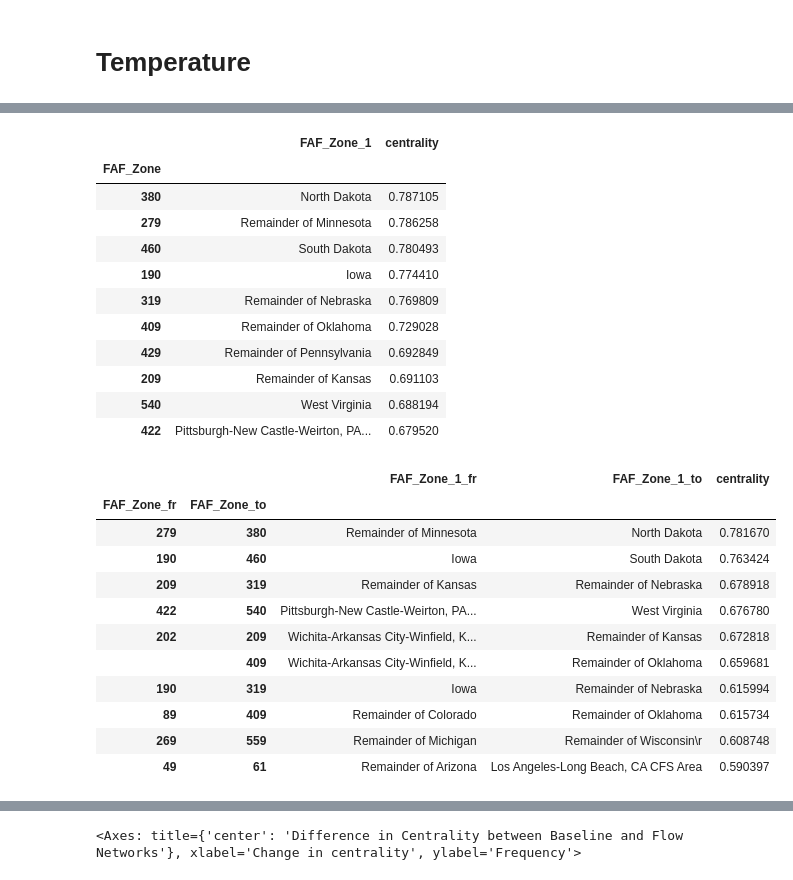
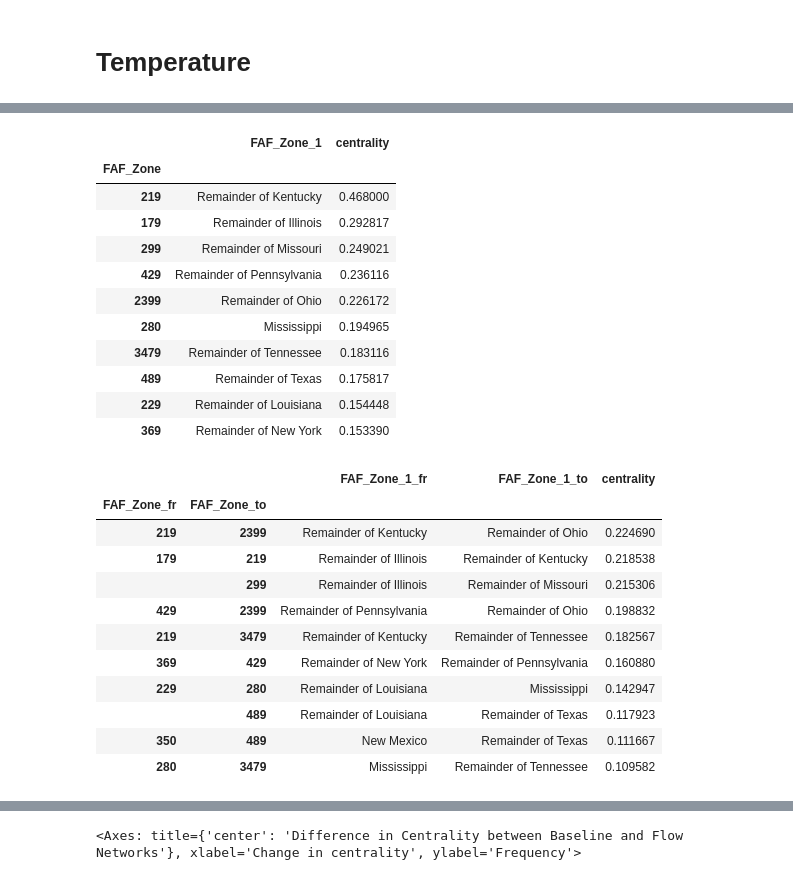
Before and after one commit to UMD-CTSM/network_flow_assignment, a Jupyter notebook: src/faf_sim.ipynb, the cells around one changed output, grey strips where cells are left out. Saved outputs shown, nothing was run; the diff lists cells and outputs as text; code cells hidden in the pictures.

```diff
--- a/src/faf_sim.ipynb
+++ b/src/faf_sim.ipynb
@@ -250,11 +251,17 @@ flow_faf_geonet.show_values()
 # Temperature
 # %%
 fzn = FafZoneNetwork(naRailNodesDf, naRailLinesDf, fafZonesDf).setInputDfColType()
-tas_diff_df = load_tas_diff(BASE_DIR / "inputs/spear_tas_diff.nc")
-fzn.fafZoneNodesDf['tas'] = join_tas_diff(fzn.fafZoneNodesDf.drop(columns=['index_right']), tas_diff_df)
+
+# tas_diff_df = load_tas_diff(BASE_DIR / "inputs/spear_tas_diff.nc")
+
+tas_hist_df = load_tas_diff(BASE_DIR / "inputs/spear_tas_hist.nc")
+tas_proj_df = load_tas_diff(BASE_DIR / "inputs/spear_tas_proj.nc")
+
+fzn.fafZoneNodesDf['hist_tas'] = join_tas_diff(fzn.fafZoneNodesDf.drop(columns=['index_right']), tas_hist_df)
+fzn.fafZoneNodesDf['proj_tas'] = join_tas_diff(fzn.fafZoneNodesDf.drop(columns=['index_right']), tas_proj_df)
 fzn._fafZoneLinksDf = None
-fzn.fafZoneLinksDf['tas'] = join_tas_diff(fzn.fafZoneLinksDf, tas_diff_df)
-
+fzn.fafZoneLinksDf['hist_tas'] = join_tas_diff(fzn.fafZoneLinksDf, tas_hist_df)
+fzn.fafZoneLinksDf['proj_tas'] = join_tas_diff(fzn.fafZoneLinksDf, tas_proj_df)
 fa = FlowAssignment(fzn.createNetwork())
 
 railnet_flows = fa(faf_flows, SUM_COLUMN=COLUMN) # For comparison, if Monte Carlo mode
@@ -319,42 +303,42 @@ faf_geonet.show_values()
 # %%
 temp_faf_geonet = GeoDataNetwork(
   fzn.fafZoneNodesDf.copy(),
   fzn.fafZoneLinksDf.copy(),
   'FAF_Zone_1',
-  lambda df : -df['tas'],
+  lambda df : df['proj_tas']-df['hist_tas'],
   lambda df : df.reset_index().set_index(['FAF_Zone_fr', 'FAF_Zone_to'], drop=False)[['FAF_Zone_fr', 'FAF_Zone_to']],
   VALUE='centrality'
 )
 
 temp_faf_geonet.calculate_centrality(weighted=True)
 faf_railnet = temp_faf_geonet.createNetwork(NAME='FAF')
 temp_faf_geonet.create_normalizers(stats.uniform, stats.uniform)
 display(temp_faf_geonet.show_map())
 temp_faf_geonet.show_values()
 # %% [output]
 [interactive output not drawn]
 |  | FAF_Zone_1 | centrality |
 | FAF_Zone |  |  |
-| 380 | North Dakota | 0.787105 |
-| 279 | Remainder of Minnesota | 0.786258 |
-| 460 | South Dakota | 0.780493 |
-| 190 | Iowa | 0.774410 |
-| 319 | Remainder of Nebraska | 0.769809 |
-| 409 | Remainder of Oklahoma | 0.729028 |
-| 429 | Remainder of Pennsylvania | 0.692849 |
-| 209 | Remainder of Kansas | 0.691103 |
-| 540 | West Virginia | 0.688194 |
-| 422 | Pittsburgh-New Castle-Weirton, PA... | 0.679520 |
+| 219 | Remainder of Kentucky | 0.468000 |
+| 179 | Remainder of Illinois | 0.292817 |
+| 299 | Remainder of Missouri | 0.249021 |
+| 429 | Remainder of Pennsylvania | 0.236116 |
+| 2399 | Remainder of Ohio | 0.226172 |
+| 280 | Mississippi | 0.194965 |
+| 3479 | Remainder of Tennessee | 0.183116 |
+| 489 | Remainder of Texas | 0.175817 |
+| 229 | Remainder of Louisiana | 0.154448 |
+| 369 | Remainder of New York | 0.153390 |
 |  |  | FAF_Zone_1_fr | FAF_Zone_1_to | centrality |
 | FAF_Zone_fr | FAF_Zone_to |  |  |  |
-| 279 | 380 | Remainder of Minnesota | North Dakota | 0.781670 |
-| 190 | 460 | Iowa | South Dakota | 0.763424 |
-| 209 | 319 | Remainder of Kansas | Remainder of Nebraska | 0.678918 |
-| 422 | 540 | Pittsburgh-New Castle-Weirton, PA... | West Virginia | 0.676780 |
-| 202 | 209 | Wichita-Arkansas City-Winfield, K... | Remainder of Kansas | 0.672818 |
-|  | 409 | Wichita-Arkansas City-Winfield, K... | Remainder of Oklahoma | 0.659681 |
-| 190 | 319 | Iowa | Remainder of Nebraska | 0.615994 |
-| 89 | 409 | Remainder of Colorado | Remainder of Oklahoma | 0.615734 |
-| 269 | 559 | Remainder of Michigan | Remainder of Wisconsin\r | 0.608748 |
-| 49 | 61 | Remainder of Arizona | Los Angeles-Long Beach, CA CFS Area | 0.590397 |
+| 219 | 2399 | Remainder of Kentucky | Remainder of Ohio | 0.224690 |
+| 179 | 219 | Remainder of Illinois | Remainder of Kentucky | 0.218538 |
+|  | 299 | Remainder of Illinois | Remainder of Missouri | 0.215306 |
+| 429 | 2399 | Remainder of Pennsylvania | Remainder of Ohio | 0.198832 |
+| 219 | 3479 | Remainder of Kentucky | Remainder of Tennessee | 0.182567 |
+| 369 | 429 | Remainder of New York | Remainder of Pennsylvania | 0.160880 |
+| 229 | 280 | Remainder of Louisiana | Mississippi | 0.142947 |
+|  | 489 | Remainder of Louisiana | Remainder of Texas | 0.117923 |
+| 350 | 489 | New Mexico | Remainder of Texas | 0.111667 |
+| 280 | 3479 | Mississippi | Remainder of Tennessee | 0.109582 |
 # %%
```
Also changed, not shown: parts of 11 cells of this notebook, 4 other files.
